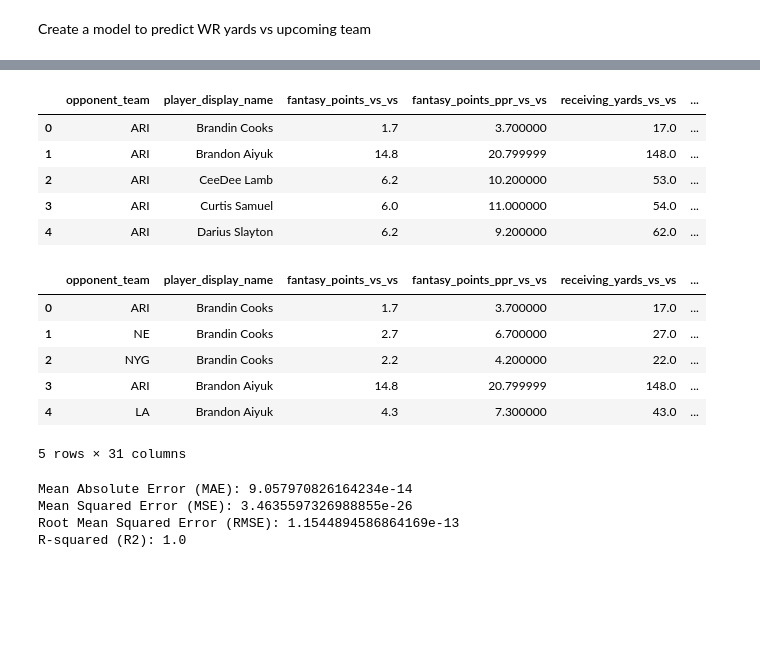
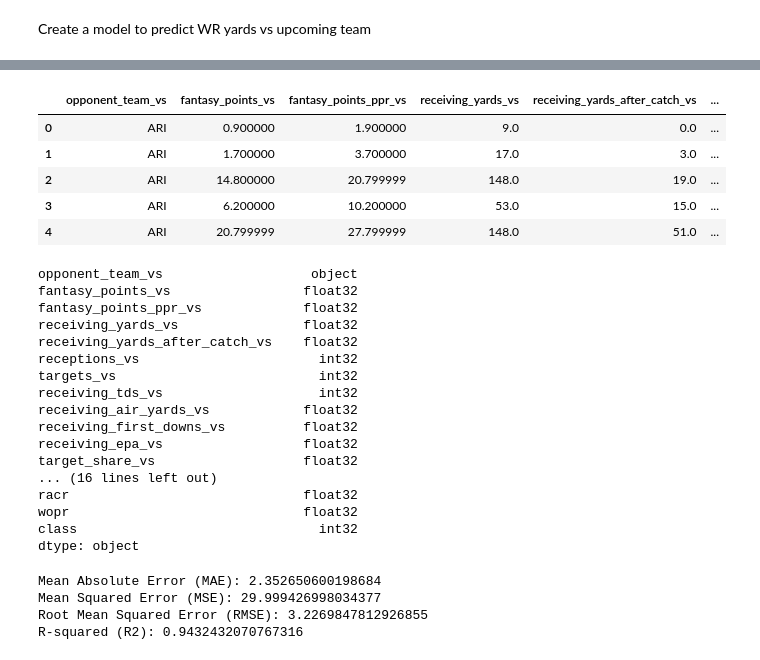
Before and after one commit to JacobSteinfeld/NFL_2023_Stats, a Jupyter notebook: WR_Model.ipynb, the cells around one changed output, grey strips where cells are left out. Cells and saved outputs as stored; diff of their text form; code cells hidden in the pictures; blank space fills up the shorter version.

Commit message:
Push Model

```diff
--- a/WR_Model.ipynb
+++ b/WR_Model.ipynb
@@ -117,24 +126,37 @@ wr_vs_stats
 wr_stats_team.colummns = wr_vs_stats
 wr_stats_team.rename(columns={'opponent_team_vs_vs': 'opponent_team', 'player_display_number': 'player_display_name'}, inplace=True)
 # %%
+wr_stats_team['player_display_name'] = wr_stats_team['player_display_name_vs']
+wr_stats_team = wr_stats_team.drop(columns=['player_display_name_vs'])
+
 wr_stats_team.head()
 # %% [output]
-|  | opponent_team | player_display_name | fantasy_points_vs_vs | fantasy_points_ppr_vs_vs | receiving_yards_vs_vs | ... |
-| 0 | ARI | Brandin Cooks | 1.7 | 3.700000 | 17.0 | ... |
-| 1 | ARI | Brandon Aiyuk | 14.8 | 20.799999 | 148.0 | ... |
-| 2 | ARI | CeeDee Lamb | 6.2 | 10.200000 | 53.0 | ... |
-| 3 | ARI | Curtis Samuel | 6.0 | 11.000000 | 54.0 | ... |
-| 4 | ARI | Darius Slayton | 6.2 | 9.200000 | 62.0 | ... |
+|  | opponent_team_vs | fantasy_points_vs | fantasy_points_ppr_vs | receiving_yards_vs | receiving_yards_after_catch_vs | ... |
+| 0 | ARI | 0.900000 | 1.900000 | 9.0 | 0.0 | ... |
+| 1 | ARI | 1.700000 | 3.700000 | 17.0 | 3.0 | ... |
+| 2 | ARI | 14.800000 | 20.799999 | 148.0 | 19.0 | ... |
+| 3 | ARI | 6.200000 | 10.200000 | 53.0 | 15.0 | ... |
+| 4 | ARI | 20.799999 | 27.799999 | 148.0 | 51.0 | ... |
 # %%
 wr_test_data = pd.merge(wr_stats_team, wr_average, on='player_display_name', how='inner')
-wr_test_data.head()
+wr_test_data.dtypes
 # %% [output]
-|  | opponent_team | player_display_name | fantasy_points_vs_vs | fantasy_points_ppr_vs_vs | receiving_yards_vs_vs | ... |
-| 0 | ARI | Brandin Cooks | 1.7 | 3.700000 | 17.0 | ... |
-| 1 | NE | Brandin Cooks | 2.7 | 6.700000 | 27.0 | ... |
-| 2 | NYG | Brandin Cooks | 2.2 | 4.200000 | 22.0 | ... |
-| 3 | ARI | Brandon Aiyuk | 14.8 | 20.799999 | 148.0 | ... |
-| 4 | LA | Brandon Aiyuk | 4.3 | 7.300000 | 43.0 | ... |
-5 rows × 31 columns
+opponent_team_vs                   object
+fantasy_points_vs                 float32
+fantasy_points_ppr_vs             float32
+receiving_yards_vs                float32
+receiving_yards_after_catch_vs    float32
+receptions_vs                       int32
+targets_vs                          int32
+receiving_tds_vs                    int32
+receiving_air_yards_vs            float32
+receiving_first_downs_vs          float32
+receiving_epa_vs                  float32
+target_share_vs                   float32
+... (16 lines left out)
+racr                              float32
+wopr                              float32
+class                               int32
+dtype: object
 # %%
 column_names = [
@@ -170,23 +188,33 @@ column_names = [
 
 ]
 # %%
+from sklearn.preprocessing import StandardScaler
+from sklearn.model_selection import train_test_split
+from sklearn.linear_model import LinearRegression
+from sklearn.metrics import mean_absolute_error, mean_squared_error, r2_score
+
 # Split data into features (X) and target variable (y)
 X = wr_test_data[column_names]
-y = wr_test_data[['receptions_vs_vs', 'receiving_yards_vs_vs', 'receiving_tds_vs_vs']]
+y = wr_test_data[['receptions_vs', 'receiving_yards_vs', 'receiving_tds_vs']]
 
 # Encode categorical variables using one-hot encoding if needed
 
 # Split data into training and test sets
 X_train, X_test, y_train, y_test = train_test_split(X, y, test_size=0.4, random_state=42)
 
+# Scale the features using StandardScaler
+scaler = StandardScaler()
+X_train_scaled = scaler.fit_transform(X_train)
+X_test_scaled = scaler.transform(X_test)
+
 # Create a Linear Regression model
 model = LinearRegression()
 
 # Train the model
-model.fit(X_train, y_train)
+model.fit(X_train_scaled, y_train)
 
 # Make predictions
-predictions = model.predict(X_test)
+predictions = model.predict(X_test_scaled)
 
 # Evaluate the model
 mae = mean_absolute_error(y_test, predictions)
@@ -199,9 +227,9 @@ print(f"Mean Squared Error (MSE): {mse}")
 print(f"Root Mean Squared Error (RMSE): {rmse}")
 print(f"R-squared (R2): {r2}")
 # %% [output]
-Mean Absolute Error (MAE): 9.057970826164234e-14
-Mean Squared Error (MSE): 3.4635597326988855e-26
-Root Mean Squared Error (RMSE): 1.1544894586864169e-13
-R-squared (R2): 1.0
+Mean Absolute Error (MAE): 2.352650600198684
+Mean Squared Error (MSE): 29.999426998034377
+Root Mean Squared Error (RMSE): 3.2269847812926855
+R-squared (R2): 0.9432432070767316
 # %%
 # create averages for a team to use in trained model
```
Also changed, not shown: parts of 12 cells of this notebook, 54 other files.
